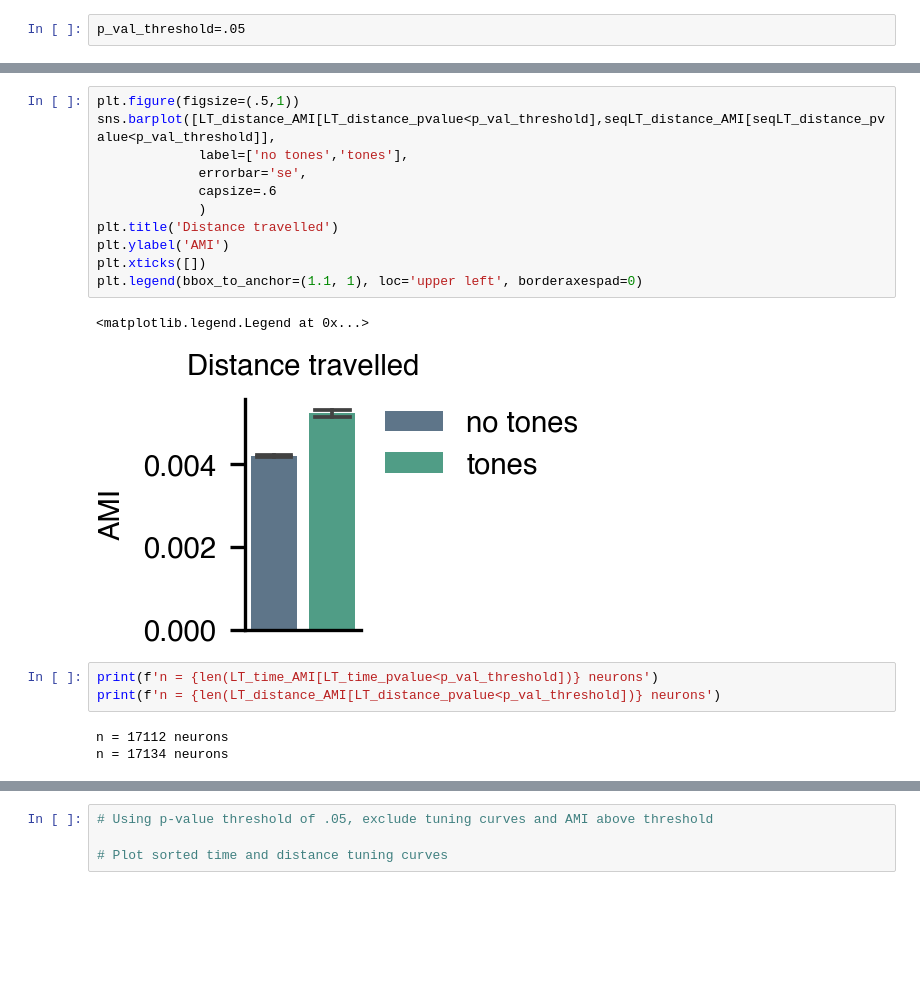
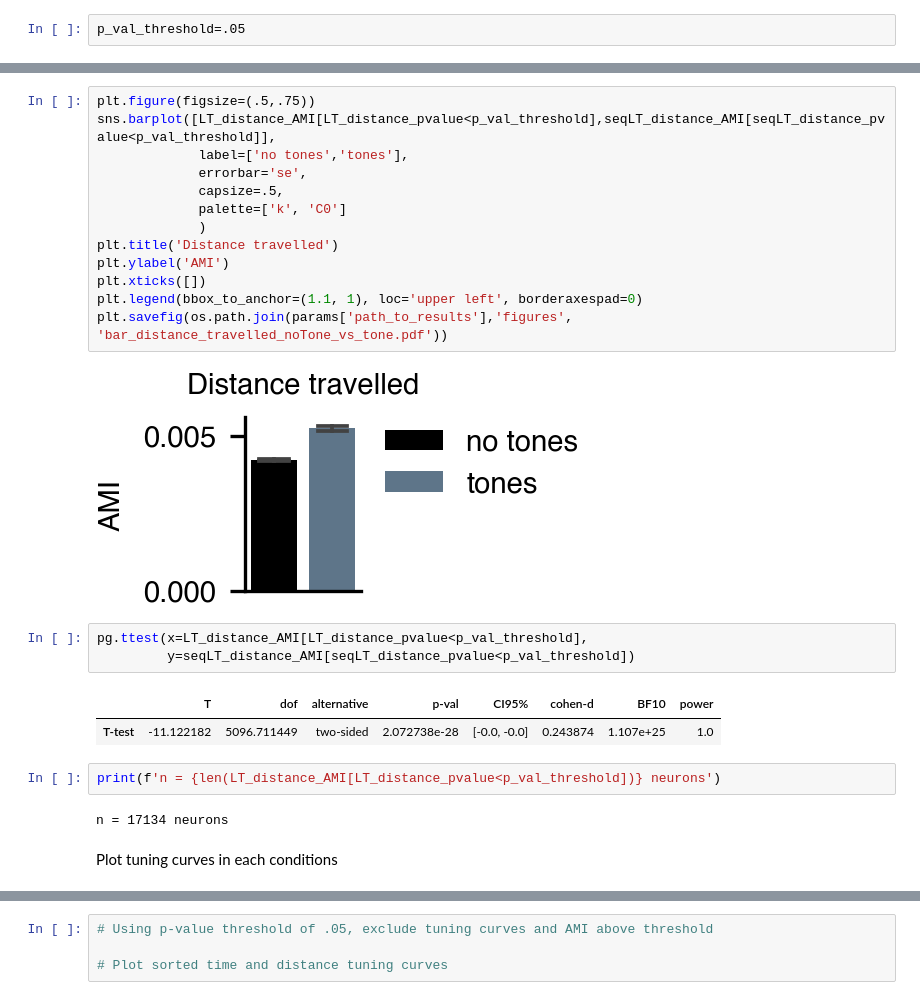
Before and after one commit to etterguillaume/PyCaAn, a Jupyter notebook: LTvsSeqLT.ipynb, the cells around one changed output, grey strips where cells are left out. Cells and saved outputs as stored; diff of their text form; blank space fills up the shorter version.

```diff
--- a/LTvsSeqLT.ipynb
+++ b/LTvsSeqLT.ipynb
@@ -133,20 +150,27 @@ plt.legend(bbox_to_anchor=(1.1, 1), loc='upper left', borderaxespad=0)
 # %%
-plt.figure(figsize=(.5,1))
+plt.figure(figsize=(.5,.75))
 sns.barplot([LT_distance_AMI[LT_distance_pvalue<p_val_threshold],seqLT_distance_AMI[seqLT_distance_pvalue<p_val_threshold]],
              label=['no tones','tones'],
              errorbar='se',
-             capsize=.6
+             capsize=.5,
+             palette=['k', 'C0']
              )
 plt.title('Distance travelled')
 plt.ylabel('AMI')
 plt.xticks([])
 plt.legend(bbox_to_anchor=(1.1, 1), loc='upper left', borderaxespad=0)
+plt.savefig(os.path.join(params['path_to_results'],'figures', 'bar_distance_travelled_noTone_vs_tone.pdf'))
 # %% [output]
-<matplotlib.legend.Legend at 0x...>
-[figure, old version]
+[figure, new version]
+# %%
+pg.ttest(x=LT_distance_AMI[LT_distance_pvalue<p_val_threshold],
+         y=seqLT_distance_AMI[seqLT_distance_pvalue<p_val_threshold])
+# %% [output]
+|  | T | dof | alternative | p-val | CI95% | cohen-d | BF10 | power |
+| T-test | -11.122182 | 5096.711449 | two-sided | 2.072738e-28 | [-0.0, -0.0] | 0.243874 | 1.107e+25 | 1.0 |
 # %%
-print(f'n = {len(LT_time_AMI[LT_time_pvalue<p_val_threshold])} neurons')
 print(f'n = {len(LT_distance_AMI[LT_distance_pvalue<p_val_threshold])} neurons')
 # %% [output]
-n = 17112 neurons
 n = 17134 neurons
+# %% [markdown]
+Plot tuning curves in each conditions
```
Also changed, not shown: parts of 9 cells of this notebook, 2 other files.
